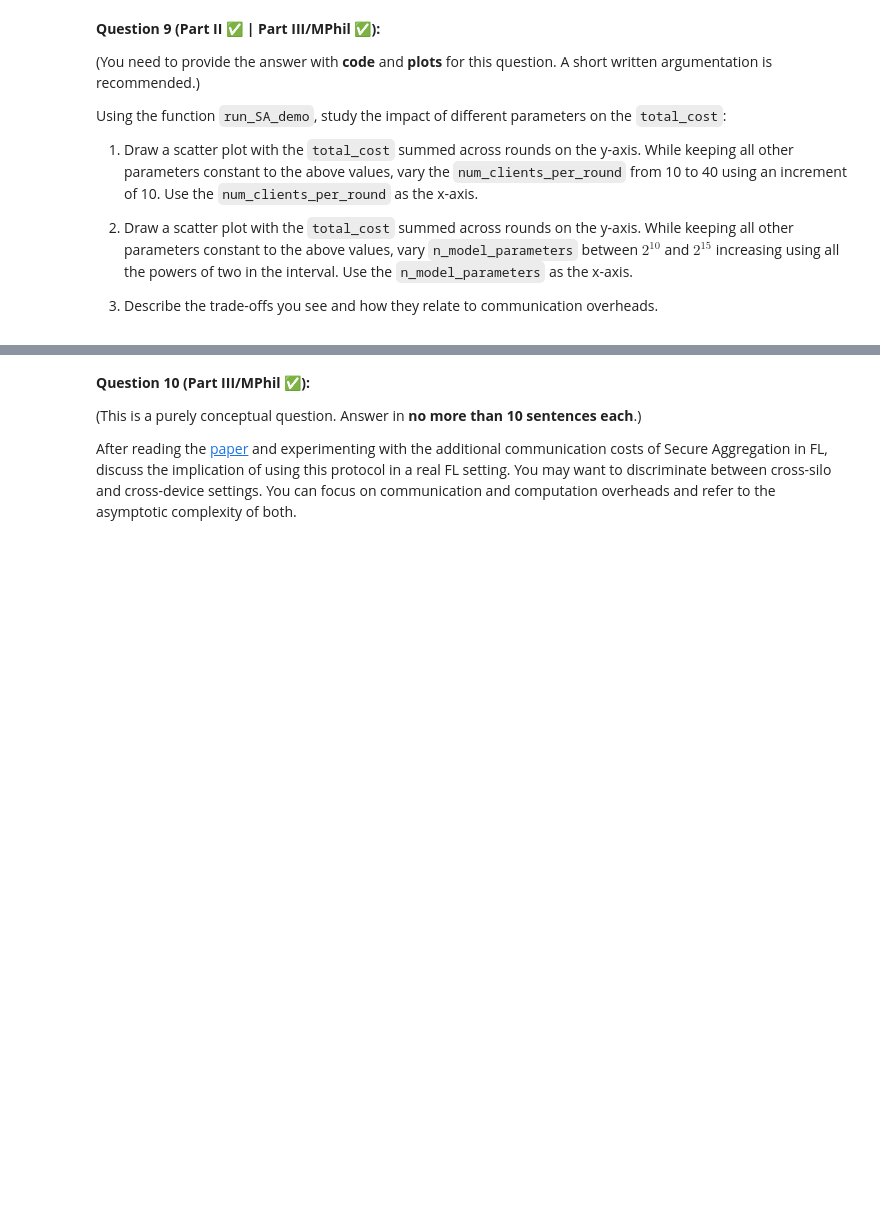
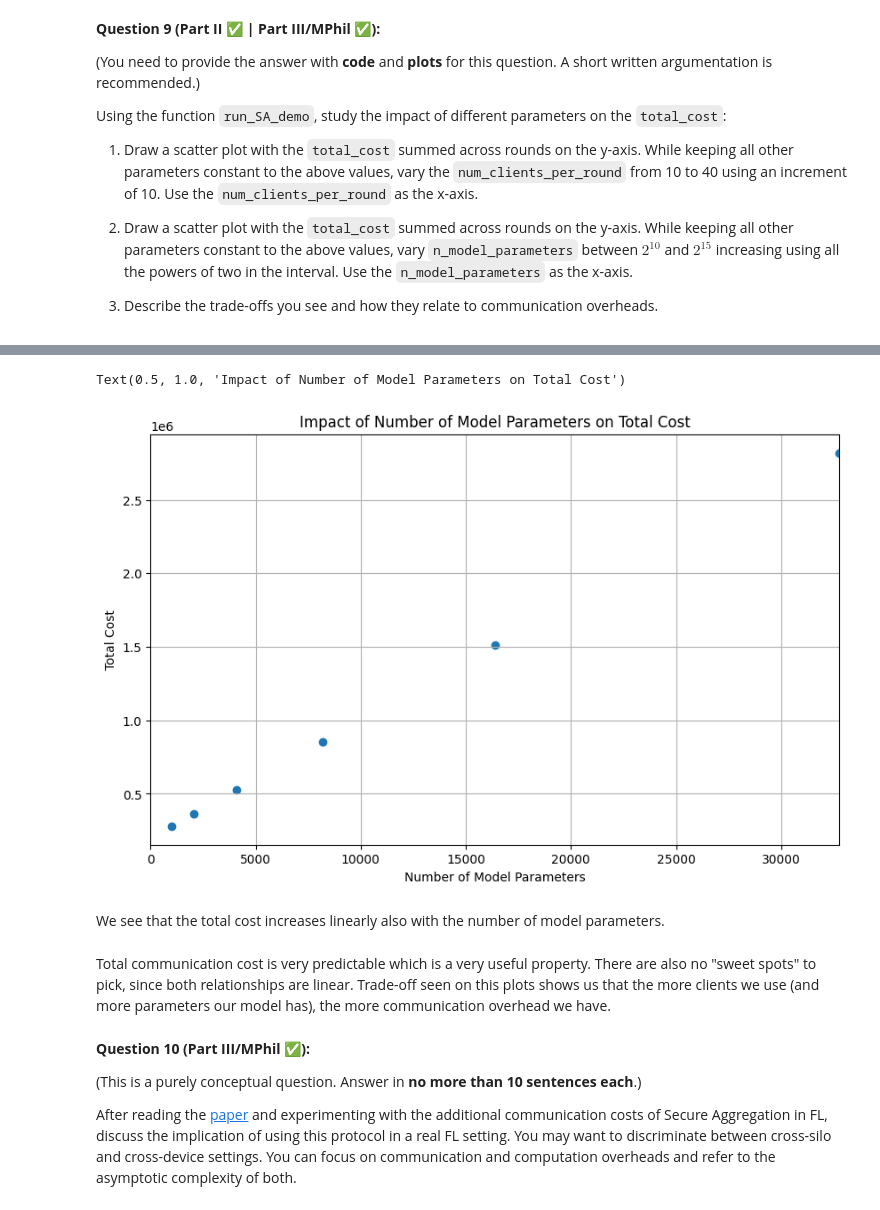
Before and after one commit to ppadjin/L361-Federated-Learning, a Jupyter notebook: labs/L361_2025_Lab_3_Privacy_And_Security_Part_2.ipynb, the cells around one changed output, grey strips where cells are left out. Cells and saved outputs as stored; diff of their text form; code cells hidden in the pictures; blank space fills up the shorter version.

```diff
--- a/labs/L361_2025_Lab_3_Privacy_And_Security_Part_2.ipynb
+++ b/labs/L361_2025_Lab_3_Privacy_And_Security_Part_2.ipynb
@@ -240,0 +298,8 @@ Using the function `run_SA_demo`, study the impact of different parameters on th
+# %%
+n_model_parameters = [2**10, 2**11, 2**12, 2**13, 2**14, 2**15]
+
+clients_res = {el : [] for el in n_model_parameters}
+for mp in n_model_parameters:
+    params, hist = run_sec_agg_demo(n_model_parameters=mp)
+    total_cost = hist.metrics_distributed_fit['total_cost']
+    clients_res[mp] = [el[1] for el in total_cost]
@@ -241 +324,19 @@ Using the function `run_SA_demo`, study the impact of different parameters on th
+# %%
+fig, ax = plt.subplots(figsize=(10, 6))
+total_costs = [sum(clients_res[mp]) for mp in n_model_parameters]
+ax.scatter(n_model_parameters, total_costs)
+ax.set_xlabel('Number of Model Parameters')
+ax.set_ylabel('Total Cost')
+
+ax.set_xlim(0, 2**15)
+plt.grid()
+ax.set_title('Impact of Number of Model Parameters on Total Cost')
+# %% [output]
+Text(0.5, 1.0, 'Impact of Number of Model Parameters on Total Cost')
+[figure, added]
+# %% [markdown]
+We see that the total cost increases linearly also with the number of model parameters.
+# %% [markdown]
+Total communication cost is very predictable which is a very useful property. There are also no "sweet spots" to pick, since both relationships are linear.
+Trade-off seen on this plots shows us that the more clients we use (and more parameters our model has), the more communication overhead we have.
 # %% [markdown]
```
Also changed, not shown: parts of 8 cells of this notebook.
